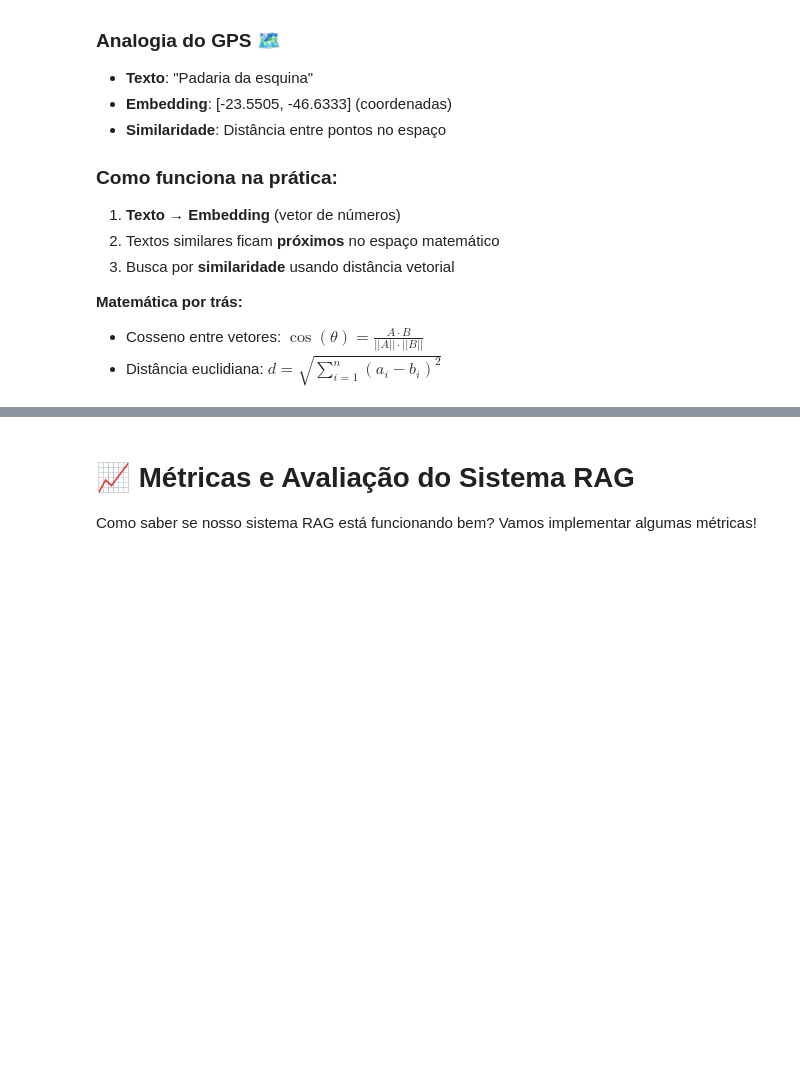
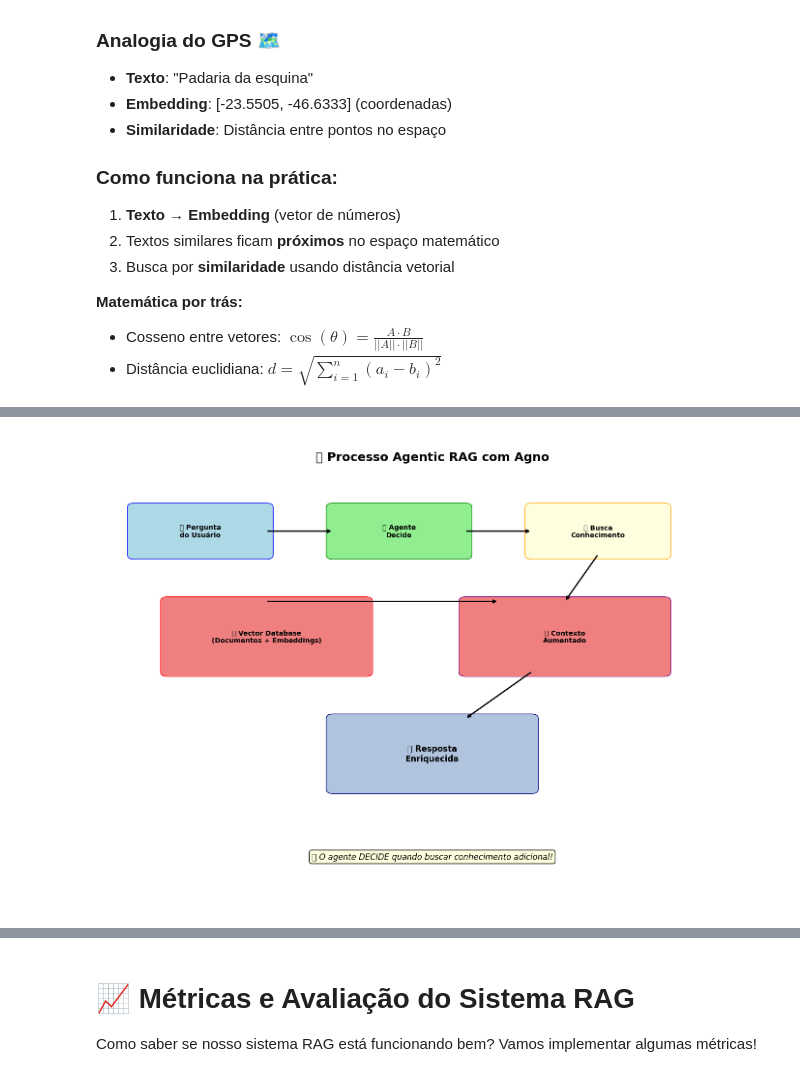
Before and after one commit to PedroGuth/curso-agno, a Jupyter notebook: notebooks/modulo-04-conhecimento-e-rag.ipynb, the cells around one changed output, grey strips where cells are left out. Saved outputs shown, nothing was run; the diff lists cells and outputs as text; code cells hidden in the pictures; blank space fills up the shorter version.

```diff
--- a/notebooks/modulo-04-conhecimento-e-rag.ipynb
+++ b/notebooks/modulo-04-conhecimento-e-rag.ipynb
@@ -519,0 +513,82 @@ print("❌ SEM conhecimento: Informações gerais, pode conter imprecisões")
+# %%
+# Visualizando o processo RAG
+import matplotlib.pyplot as plt
+import matplotlib.patches as mpatches
+from matplotlib.patches import FancyBboxPatch
+
+fig, ax = plt.subplots(1, 1, figsize=(14, 10))
+ax.set_xlim(0, 10)
+ax.set_ylim(0, 10)
+ax.axis('off')
+
+# Título
+ax.text(5, 9.5, '🚀 Processo Agentic RAG com Agno',
+        fontsize=18, ha='center', weight='bold')
+
+# Passo 1: Pergunta do usuário
+box1 = FancyBboxPatch((0.5, 7.5), 2, 1,
+                      boxstyle="round,pad=0.1",
+                      facecolor='lightblue', edgecolor='blue')
+ax.add_patch(box1)
+ax.text(1.5, 8, '👤 Pergunta\ndo Usuário', ha='center', va='center', fontsize=10, weight='bold')
+
+# Passo 2: Agente decide
+box2 = FancyBboxPatch((3.5, 7.5), 2, 1,
+                      boxstyle="round,pad=0.1",
+                      facecolor='lightgreen', edgecolor='green')
+ax.add_patch(box2)
+ax.text(4.5, 8, '🤖 Agente\nDecide', ha='center', va='center', fontsize=10, weight='bold')
+
+# Passo 3: Busca no conhecimento
+box3 = FancyBboxPatch((6.5, 7.5), 2, 1,
+                      boxstyle="round,pad=0.1",
+                      facecolor='lightyellow', edgecolor='orange')
+ax.add_patch(box3)
+ax.text(7.5, 8, '🔍 Busca\nConhecimento', ha='center', va='center', fontsize=10, weight='bold')
+
+# Base de conhecimento
+box4 = FancyBboxPatch((1, 5), 3, 1.5,
+                      boxstyle="round,pad=0.1",
+                      facecolor='lightcoral', edgecolor='red')
+ax.add_patch(box4)
+ax.text(2.5, 5.75, '🗄️ Vector Database\n(Documentos + Embeddings)',
+        ha='center', va='center', fontsize=10, weight='bold')
+
+# Contexto aumentado
+box5 = FancyBboxPatch((5.5, 5), 3, 1.5,
+                      boxstyle="round,pad=0.1",
+                      facecolor='lightcoral', edgecolor='purple')
+ax.add_patch(box5)
+ax.text(7, 5.75, '📋 Contexto\nAumentado', ha='center', va='center', fontsize=10, weight='bold')
+
+# Resposta final
+box6 = FancyBboxPatch((3.5, 2.5), 3, 1.5,
+                      boxstyle="round,pad=0.1",
+                      facecolor='lightsteelblue', edgecolor='navy')
+ax.add_patch(box6)
+ax.text(5, 3.25, '💬 Resposta\nEnriquecida', ha='center', va='center', fontsize=12, weight='bold')
+
+# Setas
+arrows = [
+    ((2.5, 8), (3.5, 8)),  # usuário -> agente
+    ((5.5, 8), (6.5, 8)),  # agente -> busca
+    ((7.5, 7.5), (7, 6.5)),  # busca -> contexto
+    ((2.5, 6.5), (6, 6.5)),  # knowledge -> contexto
+    ((6.5, 5), (5.5, 4))   # contexto -> resposta
+]
+
+for start, end in arrows:
+    ax.annotate('', xy=end, xytext=start,
+                arrowprops=dict(arrowstyle='->', lw=2, color='black'))
+
+# Legenda
+ax.text(5, 1, '✨ O agente DECIDE quando buscar conhecimento adicional!',
+        ha='center', fontsize=12, style='italic',
+        bbox=dict(boxstyle="round,pad=0.3", facecolor='lightyellow'))
+
+plt.tight_layout()
+plt.show()
+
+print("🎯 Processo completo de Agentic RAG visualizado!")
+# %% [output]
+[figure, added]
```
Also changed, not shown: parts of 48 cells of this notebook.
